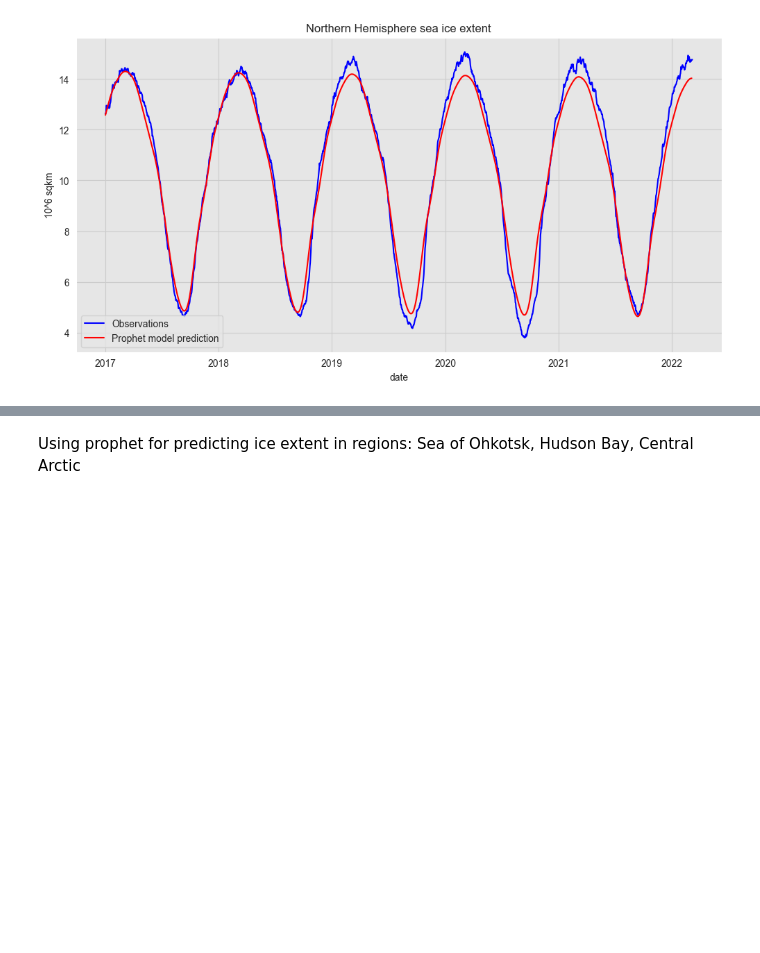
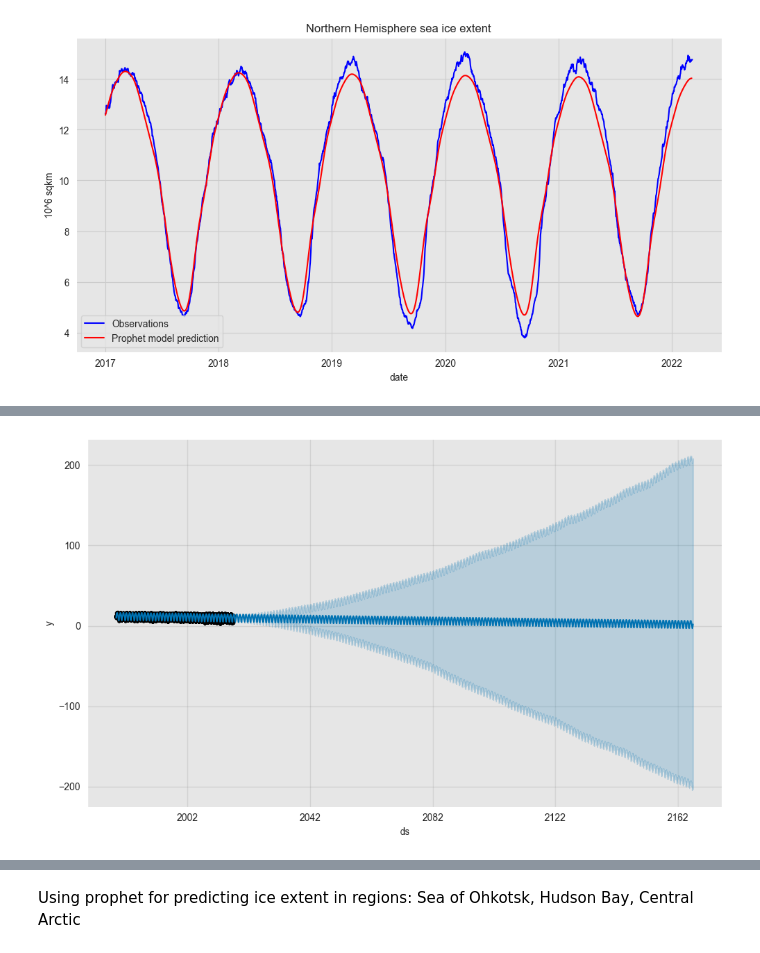
Before and after one commit to KathGo/ice_cream, a Jupyter notebook: notebooks/Prophet_predict_mila.ipynb, the cells around one changed output, grey strips where cells are left out. Drawn from its saved outputs; the diff is of its cells as text; code cells hidden in the pictures; blank space fills up the shorter version.

```diff
--- a/notebooks/Prophet_predict_mila.ipynb
+++ b/notebooks/Prophet_predict_mila.ipynb
@@ -318,0 +321,7 @@ plt.savefig('north_prophet.png')
+# %%
+m = Prophet(seasonality_mode='additive')
+m.fit(train_data[["ds", "y"]])
+future = m.make_future_dataframe(periods=150*365)
+forecast = m.predict(future)
+forecast["errors"] = forecast.yhat - df.y
+forecast.to_csv('Noice.csv')
@@ -318,0 +347,5 @@ plt.savefig('north_prophet.png')
+# %%
+fig1 = m.plot(forecast)
+plt.savefig('noice_1.png')
+# %% [output]
+[figure, added]
```
Also changed, not shown: parts of 35 cells of this notebook.
